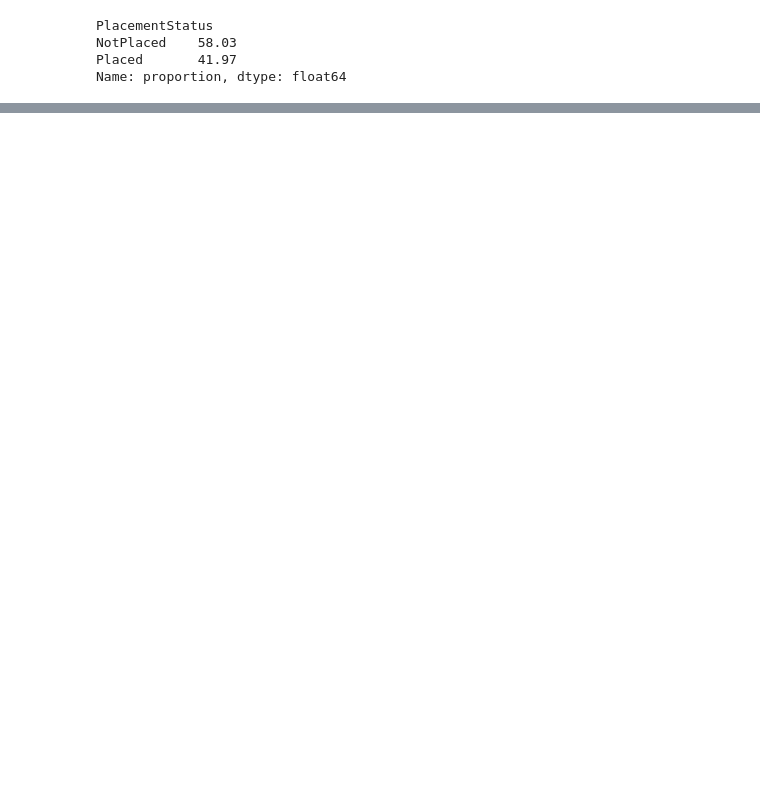
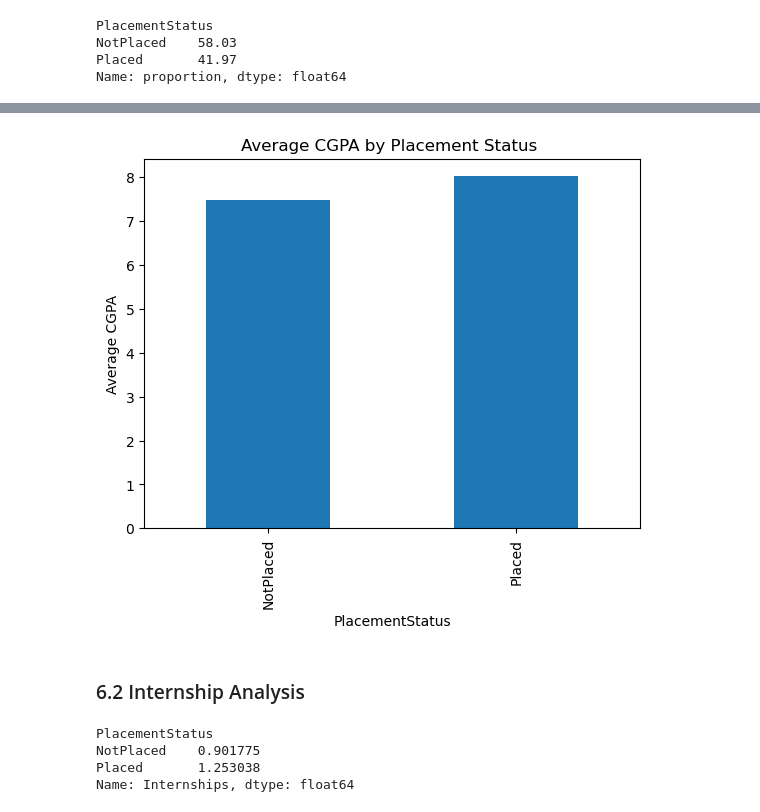
Before and after one commit to avy-pixel/Student-placement-prediction, a Jupyter notebook: Studentdata/Notebook.ipynb, the cells around one changed output, grey strips where cells are left out. Cells and saved outputs as stored; diff of their text form; code cells hidden in the pictures; blank space fills up the shorter version.

```diff
--- a/Studentdata/Notebook.ipynb
+++ b/Studentdata/Notebook.ipynb
@@ -115,0 +151,16 @@ Name: proportion, dtype: float64
+# %%
+df.groupby("PlacementStatus")["CGPA"].mean().plot(kind="bar")
+plt.title("Average CGPA by Placement Status ")
+plt.ylabel("Average CGPA")
+plt.show()
+# %% [output]
+[figure, added]
+# %% [markdown]
+### 6.2 Internship Analysis
+# %%
+df.groupby("PlacementStatus")["Internships"].mean()
+# %% [output]
+PlacementStatus
+NotPlaced    0.901775
+Placed       1.253038
+Name: Internships, dtype: float64
```
Also changed, not shown: parts of 19 cells of this notebook.
